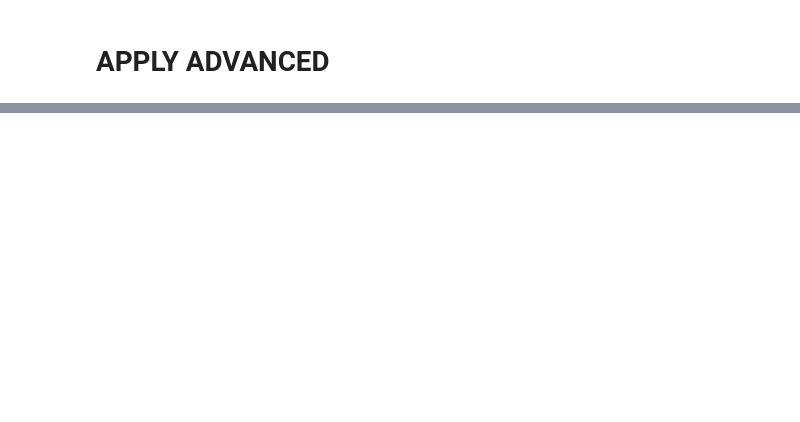
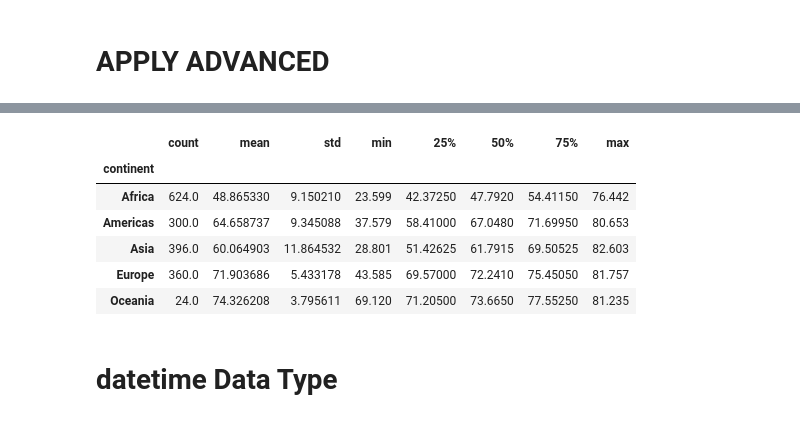
Before and after one commit to bhattathakur/uproot, a Jupyter notebook: PandasforEverybody.ipynb, the cells around one changed output, grey strips where cells are left out. Saved outputs shown, nothing was run; the diff lists cells and outputs as text; code cells hidden in the pictures; blank space fills up the shorter version.

```diff
--- a/PandasforEverybody.ipynb
+++ b/PandasforEverybody.ipynb
@@ -2588,0 +1058,3 @@ titanic.survived.size
+# %%
+import pandas as pd
+df=pd.read_csv('data/gapminder.tsv',sep='\t')
@@ -2588,0 +1110,15 @@ titanic.survived.size
+# %%
+#Group by continent and describe each group
+continent_describe=df.groupby('continent').lifeExp.describe()
+# %%
+continent_describe
+# %% [output]
+|  | count | mean | std | min | 25% | 50% | 75% | max |
+| continent |  |  |  |  |  |  |  |  |
+| Africa | 624.0 | 48.865330 | 9.150210 | 23.599 | 42.37250 | 47.7920 | 54.41150 | 76.442 |
+| Americas | 300.0 | 64.658737 | 9.345088 | 37.579 | 58.41000 | 67.0480 | 71.69950 | 80.653 |
+| Asia | 396.0 | 60.064903 | 11.864532 | 28.801 | 51.42625 | 61.7915 | 69.50525 | 82.603 |
+| Europe | 360.0 | 71.903686 | 5.433178 | 43.585 | 69.57000 | 72.2410 | 75.45050 | 81.757 |
+| Oceania | 24.0 | 74.326208 | 3.795611 | 69.120 | 71.20500 | 73.6650 | 77.55250 | 81.235 |
+# %% [markdown]
+# datetime Data Type
```
Also changed, not shown: parts of 262 cells of this notebook, 2 other files.
